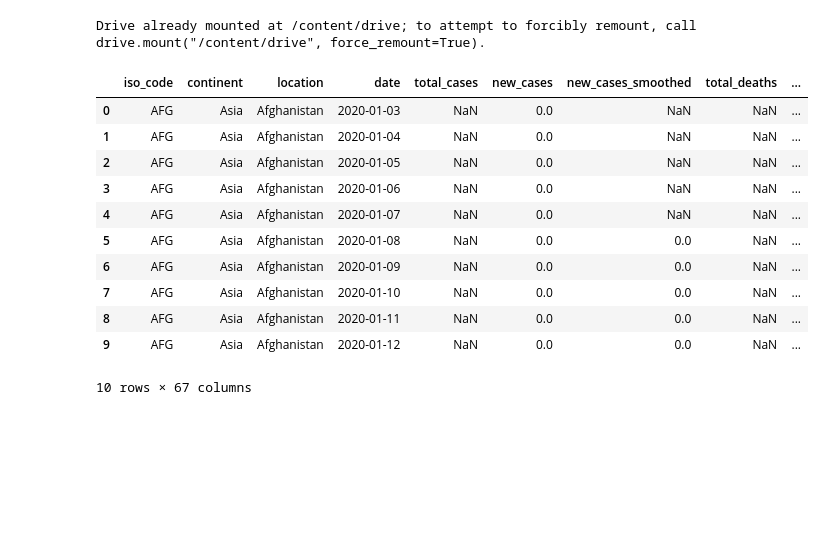
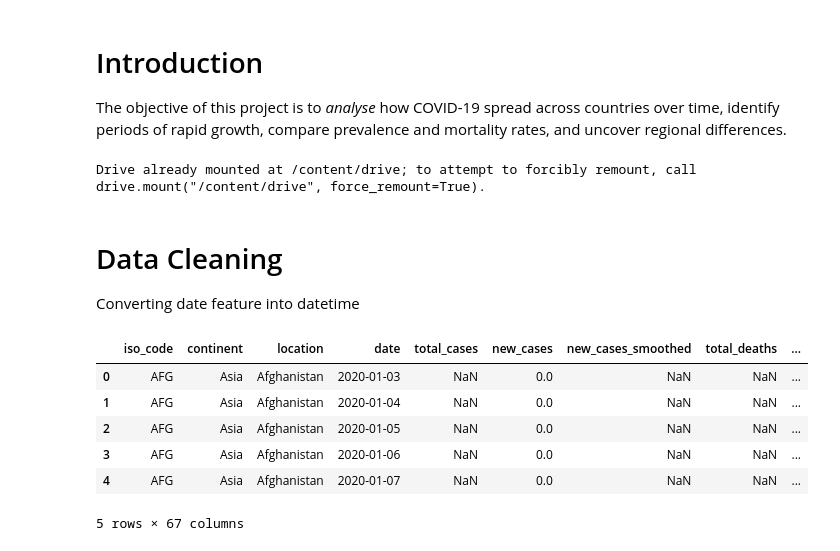
Before and after one commit to jamesharrison2005/Analysis-on-the-Prevalence-of-Covid-19, a Jupyter notebook: Growth_and_prevalence_of_Covid_19.ipynb, the cells around one changed output. Saved outputs shown, nothing was run; the diff lists cells and outputs as text; code cells hidden in the pictures; blank space fills up the shorter version.

```diff
--- a/Growth_and_prevalence_of_Covid_19.ipynb
+++ b/Growth_and_prevalence_of_Covid_19.ipynb
@@ -1,5 +1,9 @@
 # %% [markdown]
 <a href="https://colab.research.google.com/github/jamesharrison2005/Analysis-on-the-Prevalence-of-Covid-19/blob/main/Growth_and_prevalence_of_Covid_19.ipynb" target="_parent"><img src="https://colab.research.google.com/assets/colab-badge.svg" alt="Open In Colab"/></a>
+# %% [markdown]
+# Introduction
+
+The objective of this project is to *analyse* how COVID-19 spread across countries over time, identify periods of rapid growth, compare prevalence and mortality rates, and uncover regional differences.
 # %%
 import pandas as pd
 from google.colab import drive
@@ -8,18 +12,17 @@ drive.mount('/content/drive')
 df = pd.read_csv('/content/drive/MyDrive/Colab Notebooks/owid-covid-data.csv')
 # %% [output]
 Drive already mounted at /content/drive; to attempt to forcibly remount, call drive.mount("/content/drive", force_remount=True).
-# %%
-df.head(10)
-# %% [output]
-|  | iso_code | continent | location | date | total_cases | new_cases | new_cases_smoothed | total_deaths | ... |
-| 0 | AFG | Asia | Afghanistan | 2020-01-03 | NaN | 0.0 | NaN | NaN | ... |
-| 1 | AFG | Asia | Afghanistan | 2020-01-04 | NaN | 0.0 | NaN | NaN | ... |
-| 2 | AFG | Asia | Afghanistan | 2020-01-05 | NaN | 0.0 | NaN | NaN | ... |
-| 3 | AFG | Asia | Afghanistan | 2020-01-06 | NaN | 0.0 | NaN | NaN | ... |
-| 4 | AFG | Asia | Afghanistan | 2020-01-07 | NaN | 0.0 | NaN | NaN | ... |
-| 5 | AFG | Asia | Afghanistan | 2020-01-08 | NaN | 0.0 | 0.0 | NaN | ... |
-| 6 | AFG | Asia | Afghanistan | 2020-01-09 | NaN | 0.0 | 0.0 | NaN | ... |
-| 7 | AFG | Asia | Afghanistan | 2020-01-10 | NaN | 0.0 | 0.0 | NaN | ... |
-| 8 | AFG | Asia | Afghanistan | 2020-01-11 | NaN | 0.0 | 0.0 | NaN | ... |
-| 9 | AFG | Asia | Afghanistan | 2020-01-12 | NaN | 0.0 | 0.0 | NaN | ... |
-10 rows × 67 columns
+# %% [markdown]
+# Data Cleaning
+Converting date feature into datetime
+# %%
+df['date'] = pd.to_datetime(df['date'])
+df.head(5)
+# %% [output]
+|  | iso_code | continent | location | date | total_cases | new_cases | new_cases_smoothed | total_deaths | ... |
+| 0 | AFG | Asia | Afghanistan | 2020-01-03 | NaN | 0.0 | NaN | NaN | ... |
+| 1 | AFG | Asia | Afghanistan | 2020-01-04 | NaN | 0.0 | NaN | NaN | ... |
+| 2 | AFG | Asia | Afghanistan | 2020-01-05 | NaN | 0.0 | NaN | NaN | ... |
+| 3 | AFG | Asia | Afghanistan | 2020-01-06 | NaN | 0.0 | NaN | NaN | ... |
+| 4 | AFG | Asia | Afghanistan | 2020-01-07 | NaN | 0.0 | NaN | NaN | ... |
+5 rows × 67 columns
```
Also changed, not shown: parts of 7 cells of this notebook.
